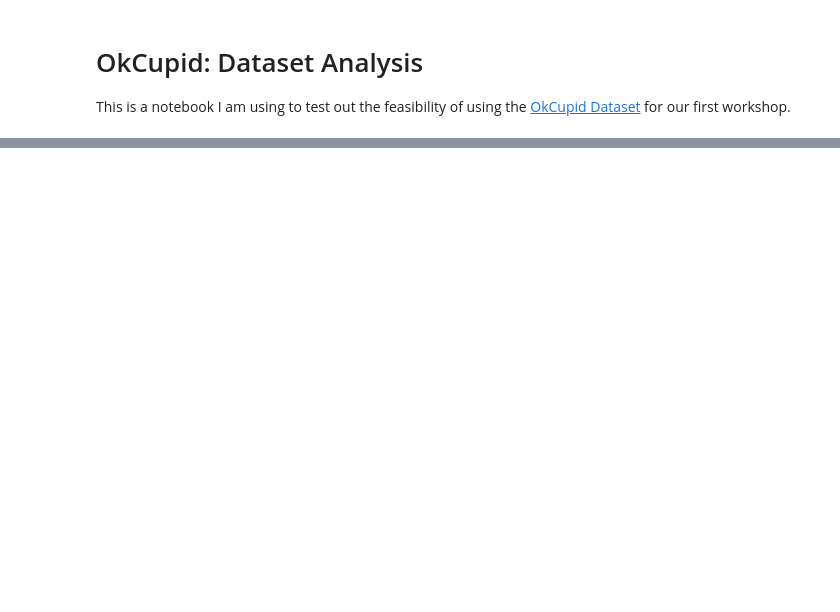
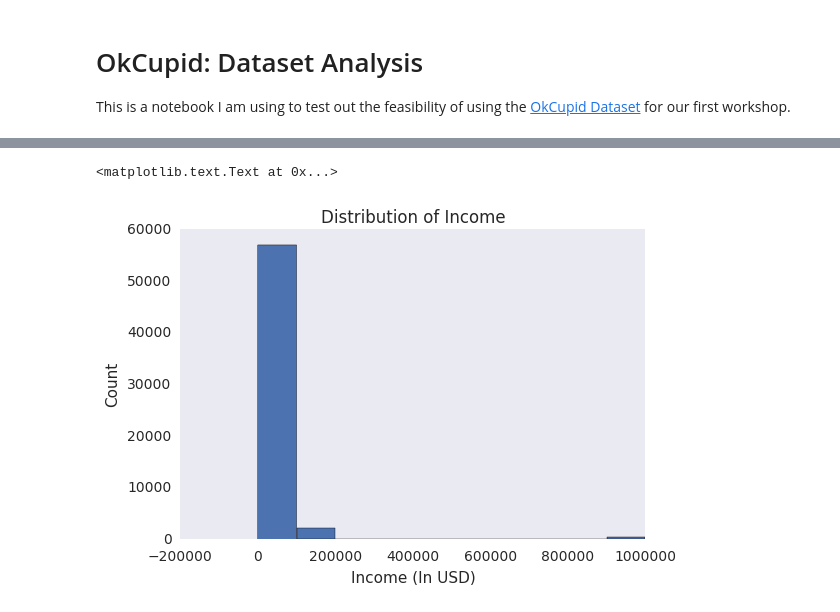
Before and after one commit to PLBMR/cmuDSCWorkshopNotebooks, a Jupyter notebook: okCupidInitialAnalysis.ipynb, the cells around one changed output, grey strips where cells are left out. Saved outputs shown, nothing was run; the diff lists cells and outputs as text; code cells hidden in the pictures; blank space fills up the shorter version.

```diff
--- a/okCupidInitialAnalysis.ipynb
+++ b/okCupidInitialAnalysis.ipynb
@@ -28,0 +96,8 @@ Before starting with the analysis of this dataset, it will be important to study
+# %%
+plt.hist(okCupidFrame["income"])
+plt.xlabel("Income (In USD)")
+plt.ylabel("Count")
+plt.title("Distribution of Income")
+# %% [output]
+<matplotlib.text.Text at 0x...>
+[figure, added]
```
Also changed, not shown: parts of 11 cells of this notebook.
